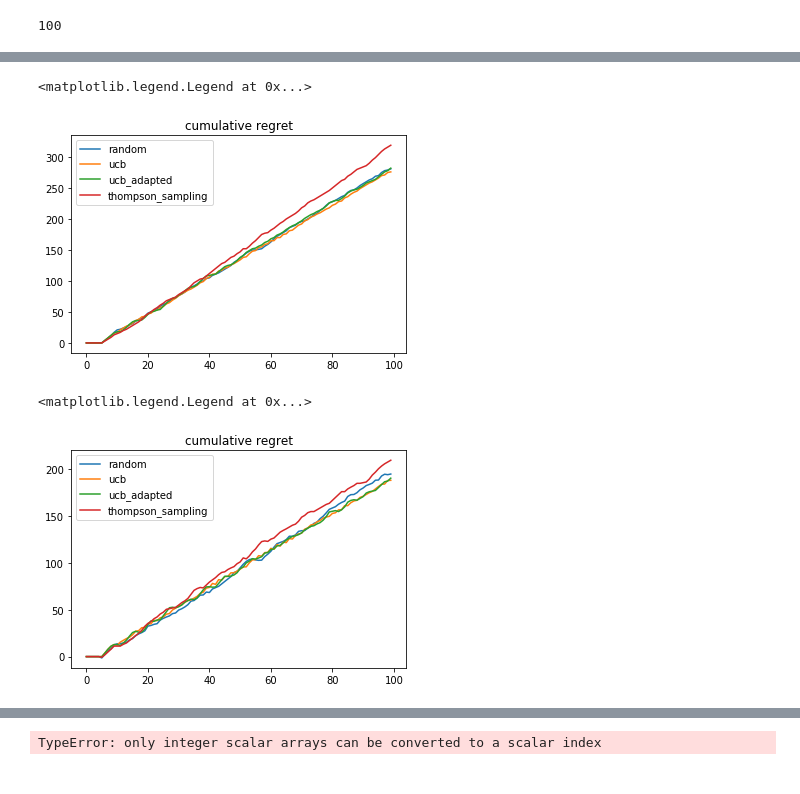
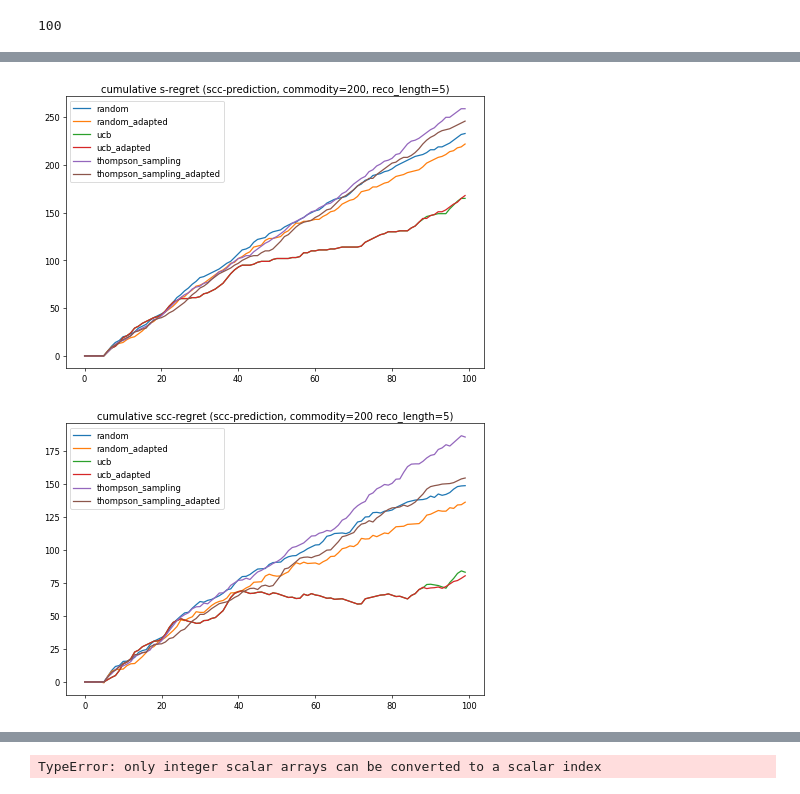
Before and after one commit to tang-ji/FNAC-recommender-systems, a Jupyter notebook: Environment.ipynb, the cells around one changed output, grey strips where cells are left out. Saved outputs shown, nothing was run; the diff lists cells and outputs as text; code cells hidden in the pictures.

```diff
--- a/Environment.ipynb
+++ b/Environment.ipynb
@@ -336,11 +383,11 @@ class UCBAgent_Adapted(AgentBase):
 
         recommend_order = ucbs.argsort()[::-1]
         recently_purchased_commodities = set()
-        for i in [-1,-2]:
+        for i in [-1,-2, -3]:
             if len(self.purchase_history[client_id]) >= -i:
                 recently_purchased_commodities.update(self.purchase_history[client_id][i])
-        print('recently_purchased_commodities', recently_purchased_commodities)
-        print('recommend_order', recommend_order)
+        #print('recently_purchased_commodities', recently_purchased_commodities)
+        #print('recommend_order', recommend_order)
 
         recommendation_list = []
         for i in range(len(recommend_order)):
@@ -442,7 +489,7 @@ class AdaptedThompsonAgent(AgentBase):
 
         recommend_order = samples.argsort()[::-1]
         recently_purchased_commodities = set()
-        for i in [-1,-2]:
+        for i in [-1,-2,-3]:
             if len(self.purchase_history[client_id]) >= -i:
                 recently_purchased_commodities.update(self.purchase_history[client_id][i])
         print('recently_purchased_commodities', recently_purchased_commodities)
@@ -656,0 +704,4 @@ regret 3        reward 3.0999999999999996
+# %%
+C5 = copy.deepcopy(C)
+adapted_thompson_agent = AdaptedThompsonAgent(C5.n_client, C5.n_commodity, recommendation_length=reco_length)
+run(C5, adapted_thompson_agent, 100)
@@ -656,0 +726,4 @@ regret 3        reward 3.0999999999999996
+# %%
+C6 = copy.deepcopy(C)
+adapted_random_agent = AdaptedRandomAgent(C6.n_client, C6.n_commodity, recommendation_length=reco_length)
+run(C6, adapted_random_agent, 100)
@@ -666,25 +757,34 @@ plt.legend()
 # %%
+plt.figure(figsize=(9,6),dpi=60)
+
 plt.plot(np.cumsum(C1.regret_history), label = 'random')
+plt.plot(np.cumsum(C6.regret_history), label = 'random_adapted')
 plt.plot(np.cumsum(C2.regret_history), label = 'ucb')
 plt.plot(np.cumsum(C3.regret_history), label = 'ucb_adapted')
 plt.plot(np.cumsum(C4.regret_history), label = 'thompson_sampling')
+plt.plot(np.cumsum(C5.regret_history), label = 'thompson_sampling_adapted')
 
-plt.title('cumulative regret')
+title = 'cumulative s-regret (scc-prediction, commodity=' + str(C.n_commodity) + ', reco_length='+str(reco_length)+')'
+plt.title(title)
 plt.legend()
+plt.savefig('./figures/'+title+'.pdf', format='pdf')
 # %% [output]
-<matplotlib.legend.Legend at 0x...>
-[figure, old version]
+[figure, new version]
 # %%
+plt.figure(figsize=(9,6),dpi=60)
 plt.plot(np.cumsum(C1.regret_moreinfo_history), label = 'random')
+plt.plot(np.cumsum(C6.regret_moreinfo_history), label = 'random_adapted')
 plt.plot(np.cumsum(C2.regret_moreinfo_history), label = 'ucb')
 plt.plot(np.cumsum(C3.regret_moreinfo_history), label = 'ucb_adapted')
 plt.plot(np.cumsum(C4.regret_moreinfo_history), label = 'thompson_sampling')
+plt.plot(np.cumsum(C5.regret_moreinfo_history), label = 'thompson_sampling_adapted')
 
-plt.title('cumulative regret')
+title='cumulative scc-regret (scc-prediction, commodity=' + str(C.n_commodity) + ' reco_length='+str(reco_length)+')'
+plt.title(title)
 plt.legend()
+plt.savefig('./figures/'+title+'.pdf', format='pdf')
 # %% [output]
-<matplotlib.legend.Legend at 0x...>
-[figure, old version]
+[figure, new version]
 # %%
 def run_with_revenue(env, agent, n):
     for i in range(n):
```
Also changed, not shown: parts of 33 cells of this notebook.
